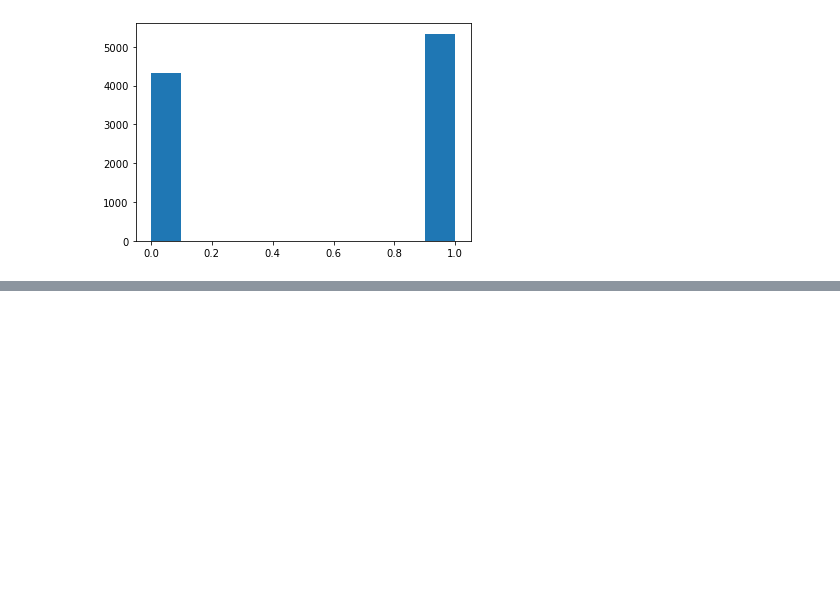
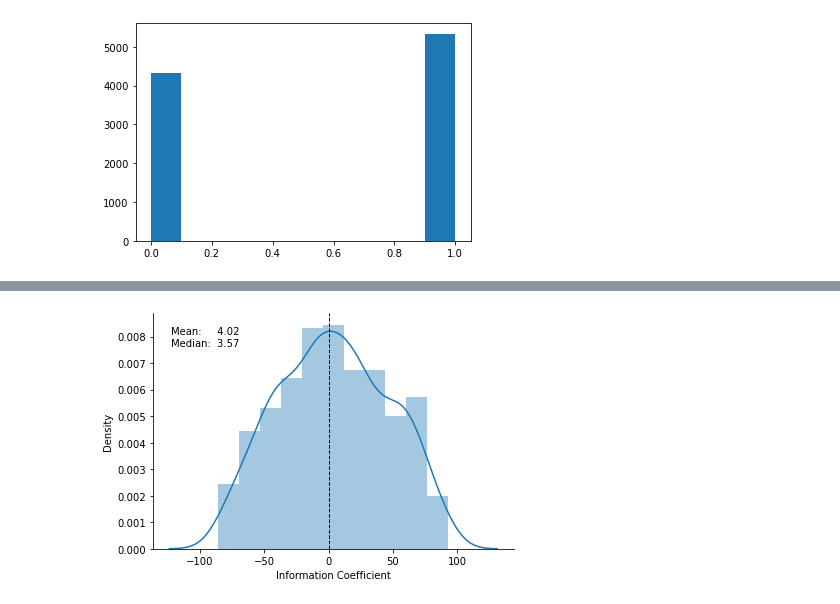
Before and after one commit to amicha02/ape_mining, a Jupyter notebook: notebooks/2.0-dv-ols-forest.ipynb, the cells around one changed output, grey strips where cells are left out. Saved outputs shown, nothing was run; the diff lists cells and outputs as text; code cells hidden in the pictures; blank space fills up the shorter version.

```diff
--- a/notebooks/2.0-dv-ols-forest.ipynb
+++ b/notebooks/2.0-dv-ols-forest.ipynb
@@ -259,0 +317,4 @@ df['sentiment'] = simulated_sentiment_arr
+# %%
+plot_ic_distribution(lr_scores)
+# %% [output]
+[figure, added]
```
Also changed, not shown: parts of 9 cells of this notebook.
